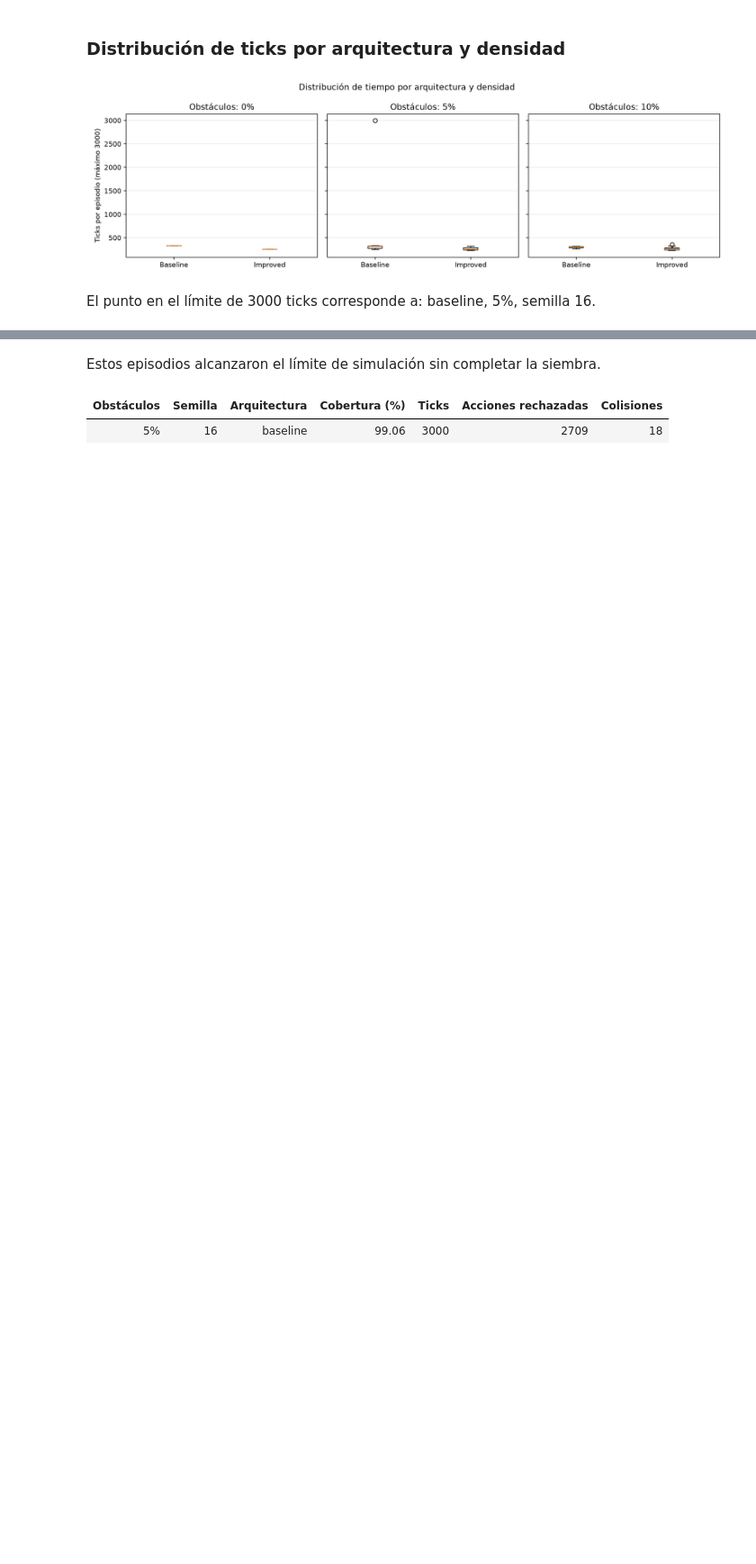
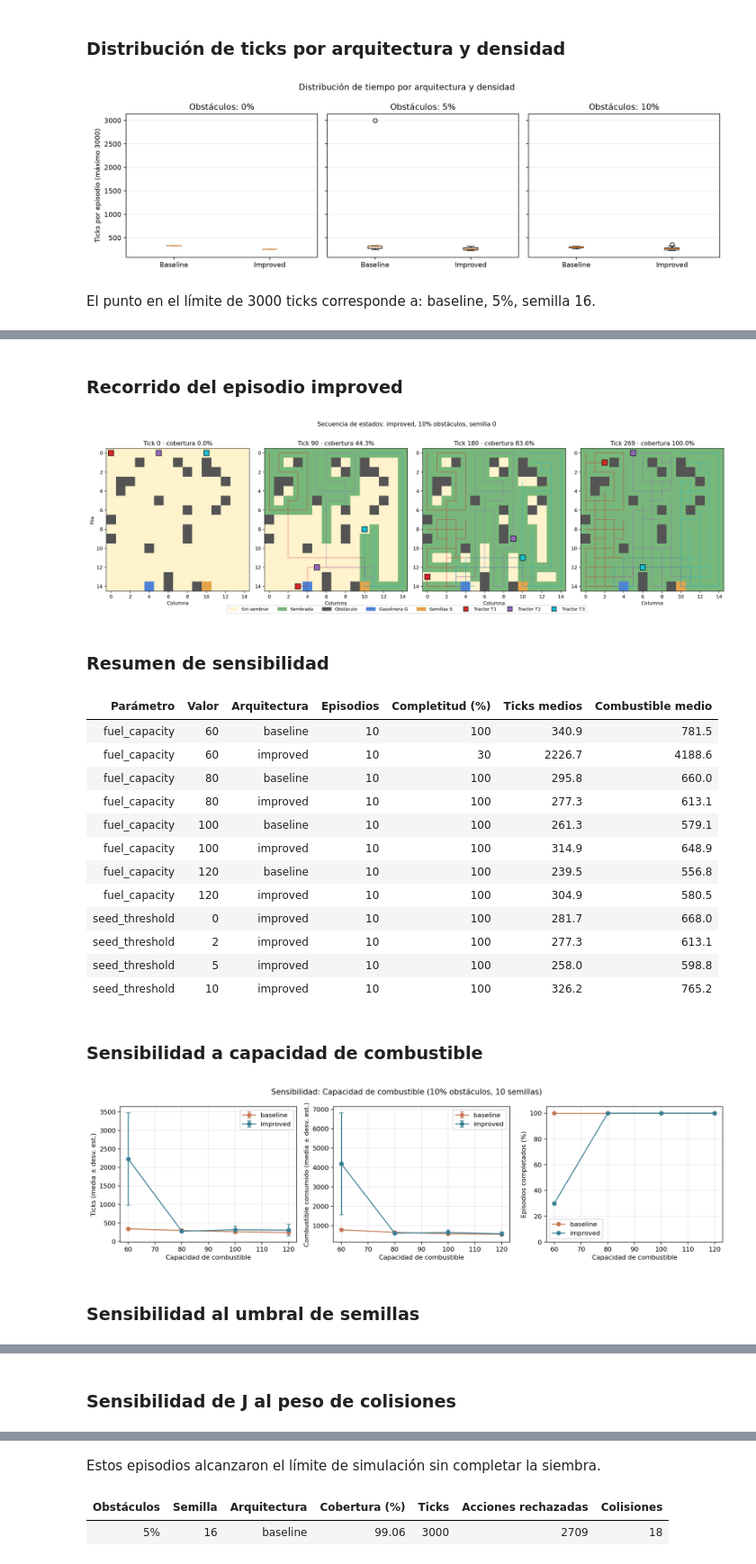
Before and after one commit to clarisabazalduatec/tractoresEmulador, a Jupyter notebook: notebooks/dashboard_experimentos.ipynb, the cells around one changed output, grey strips where cells are left out. Shown at 90% size. Cells and saved outputs as stored; diff of their text form; code cells hidden in the pictures; blank space fills up the shorter version.

Commit message:
Añade sensibilidad y secuencia al dashboard

```diff
--- a/notebooks/dashboard_experimentos.ipynb
+++ b/notebooks/dashboard_experimentos.ipynb
@@ -342,0 +348,79 @@ El punto en el límite de 3000 ticks corresponde a: baseline, 5%, semilla 16.
+# %%
+from IPython.display import Image, Markdown, display
+
+state_image = REPO_ROOT / "results" / "visualizaciones" / "secuencia_estados.png"
+if not state_image.is_file():
+    raise FileNotFoundError(state_image)
+display(Markdown("### Recorrido del episodio improved"))
+display(Image(filename=str(state_image), width=1300))
+
+sensitivity_csv = REPO_ROOT / "results" / "sensibilidad" / "sensibilidad.csv"
+weights_csv = REPO_ROOT / "results" / "sensibilidad" / "sensibilidad_pesos_J.csv"
+sensitivity = pd.read_csv(sensitivity_csv)
+weights = pd.read_csv(weights_csv)
+
+sensitivity_summary = (
+    sensitivity.groupby(["parametro", "valor", "arquitectura"], as_index=False)
+    .agg(
+        episodios=("seed", "count"),
+        completitud_pct=("completo", lambda values: 100 * values.mean()),
+        ticks_medio=("ticks", "mean"),
+        combustible_medio=("combustible_total", "mean"),
+    )
+    .rename(columns={
+        "parametro": "Parámetro",
+        "valor": "Valor",
+        "arquitectura": "Arquitectura",
+        "episodios": "Episodios",
+        "completitud_pct": "Completitud (%)",
+        "ticks_medio": "Ticks medios",
+        "combustible_medio": "Combustible medio",
+    })
+)
+display(Markdown("### Resumen de sensibilidad"))
+display(sensitivity_summary.style.format({
+    "Valor": "{:g}",
+    "Completitud (%)": "{:.0f}",
+    "Ticks medios": "{:.1f}",
+    "Combustible medio": "{:.1f}",
+}).hide(axis="index"))
+
+display(Markdown("### Sensibilidad a capacidad de combustible"))
+display(Image(filename=str(REPO_ROOT / "results" / "sensibilidad" / "sensibilidad_fuel_capacity.png"), width=1100))
+display(Markdown("### Sensibilidad al umbral de semillas"))
+display(Image(filename=str(REPO_ROOT / "results" / "sensibilidad" / "sensibilidad_seed_threshold.png"), width=1100))
+display(Markdown("### Sensibilidad de J al peso de colisiones"))
+display(Image(filename=str(REPO_ROOT / "results" / "sensibilidad" / "sensibilidad_pesos_J.png"), width=1000))
+
+weights_view = weights.rename(columns={
+    "density": "Obstáculos",
+    "lambda3": "Peso de colisiones (λ₃)",
+    "mejora_media_J": "Mejora media en J",
+    "pct_pares_improved_mejor": "Pares a favor de improved (%)",
+})
+display(weights_view.style.format({
+    "Obstáculos": "{:.0%}",
+    "Peso de colisiones (λ₃)": "{:g}",
+    "Mejora media en J": "{:.1f}",
+    "Pares a favor de improved (%)": "{:.1f}%",
+}).hide(axis="index"))
+# %% [output]
+### Recorrido del episodio improved
+[figure, added]
+### Resumen de sensibilidad
+| Parámetro | Valor | Arquitectura | Episodios | Completitud (%) | Ticks medios | Combustible medio |
+| fuel_capacity | 60 | baseline | 10 | 100 | 340.9 | 781.5 |
+| fuel_capacity | 60 | improved | 10 | 30 | 2226.7 | 4188.6 |
+| fuel_capacity | 80 | baseline | 10 | 100 | 295.8 | 660.0 |
+| fuel_capacity | 80 | improved | 10 | 100 | 277.3 | 613.1 |
+| fuel_capacity | 100 | baseline | 10 | 100 | 261.3 | 579.1 |
+| fuel_capacity | 100 | improved | 10 | 100 | 314.9 | 648.9 |
+| fuel_capacity | 120 | baseline | 10 | 100 | 239.5 | 556.8 |
+| fuel_capacity | 120 | improved | 10 | 100 | 304.9 | 580.5 |
+| seed_threshold | 0 | improved | 10 | 100 | 281.7 | 668.0 |
+| seed_threshold | 2 | improved | 10 | 100 | 277.3 | 613.1 |
+| seed_threshold | 5 | improved | 10 | 100 | 258.0 | 598.8 |
+| seed_threshold | 10 | improved | 10 | 100 | 326.2 | 765.2 |
+### Sensibilidad a capacidad de combustible
+[figure, added]
+### Sensibilidad al umbral de semillas
@@ -342,0 +428 @@ El punto en el límite de 3000 ticks corresponde a: baseline, 5%, semilla 16.
+### Sensibilidad de J al peso de colisiones
```
Also changed, not shown: parts of 8 cells of this notebook.
